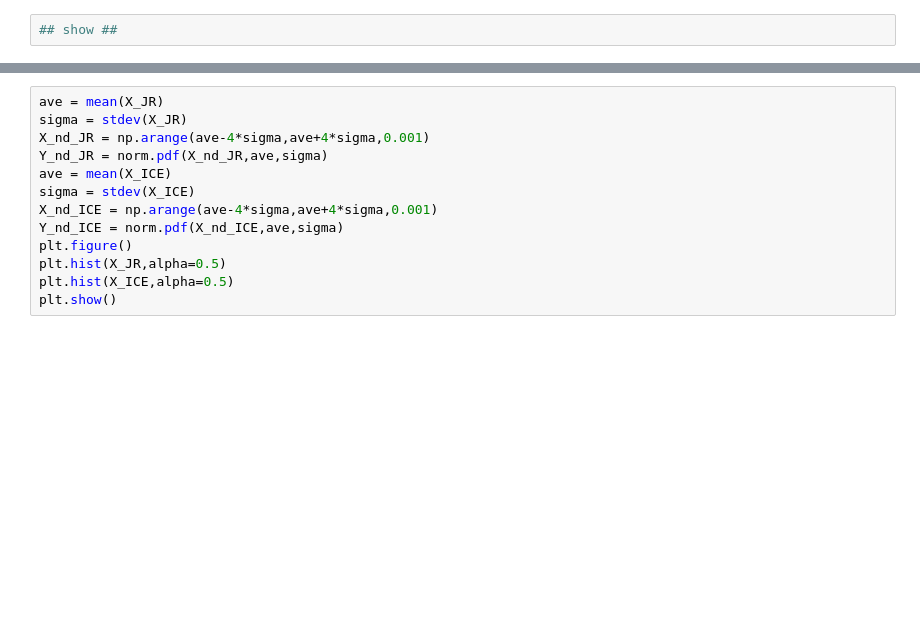
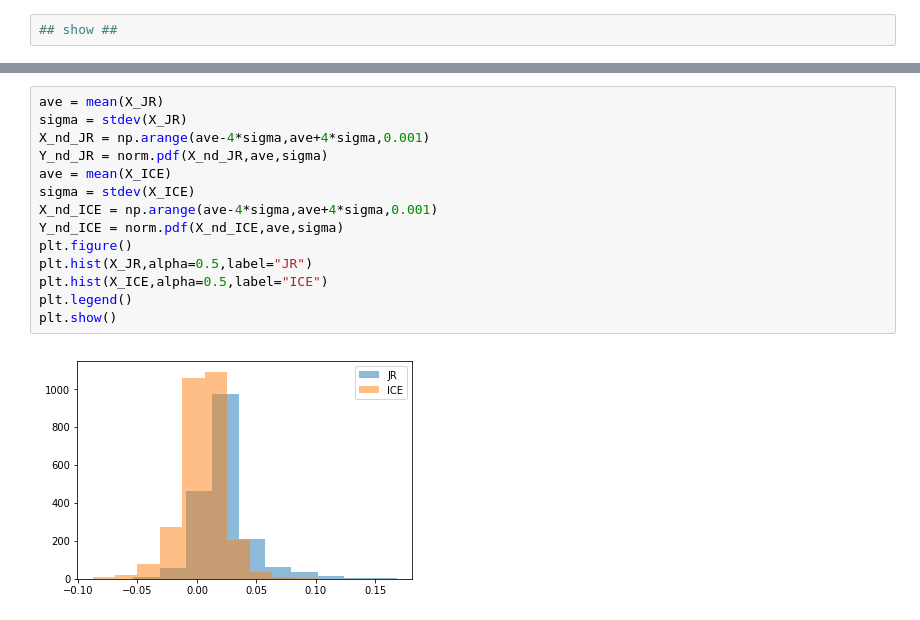
Before and after one commit to soyaoki/Analysis-of-Acceleration, a Jupyter notebook: JR_vs_ICE.ipynb, the cells around one changed output, grey strips where cells are left out. Cells and saved outputs as stored; diff of their text form; blank space fills up the shorter version.

```diff
--- a/JR_vs_ICE.ipynb
+++ b/JR_vs_ICE.ipynb
@@ -151,14 +167,17 @@ plt.show()
 # %%
 ave = mean(X_JR)
 sigma = stdev(X_JR)
 X_nd_JR = np.arange(ave-4*sigma,ave+4*sigma,0.001)
 Y_nd_JR = norm.pdf(X_nd_JR,ave,sigma)
 ave = mean(X_ICE)
 sigma = stdev(X_ICE)
 X_nd_ICE = np.arange(ave-4*sigma,ave+4*sigma,0.001)
 Y_nd_ICE = norm.pdf(X_nd_ICE,ave,sigma)
 plt.figure()
-plt.hist(X_JR,alpha=0.5)
-plt.hist(X_ICE,alpha=0.5)
+plt.hist(X_JR,alpha=0.5,label="JR")
+plt.hist(X_ICE,alpha=0.5,label="ICE")
+plt.legend()
 plt.show()
+# %% [output]
+[figure, added]
 # %%
```
Also changed, not shown: parts of 31 cells of this notebook.
